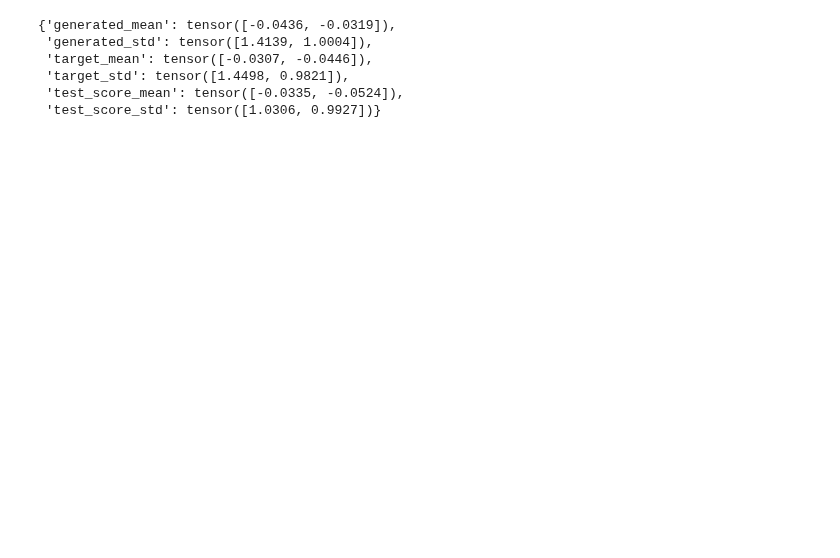
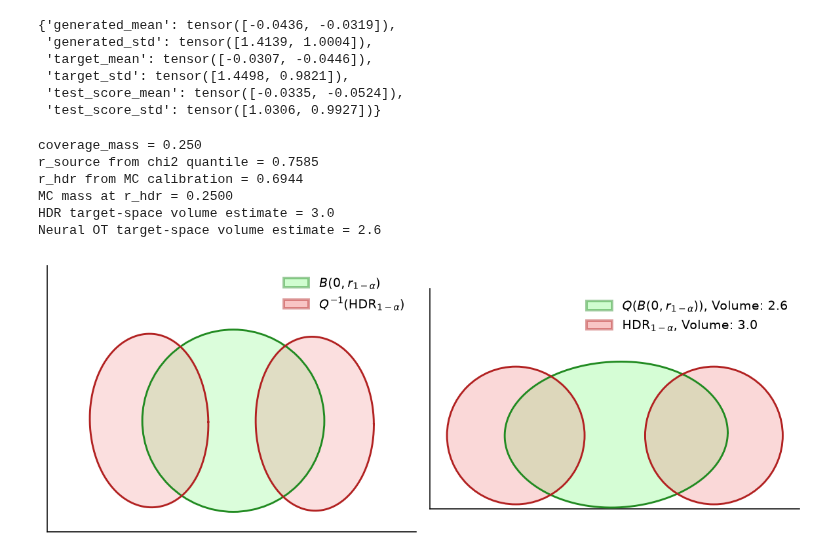
Before and after one commit to VldKnd/volume_optimal_conformal, a Jupyter notebook: notebooks/plots/figure_1_neural_ot.ipynb, the cells around one changed output. Saved outputs shown, nothing was run; the diff lists cells and outputs as text; code cells hidden in the pictures; blank space fills up the shorter version.

Commit message:
feat(vldknd): new plots

```diff
--- a/notebooks/plots/figure_1_neural_ot.ipynb
+++ b/notebooks/plots/figure_1_neural_ot.ipynb
@@ -192,8 +192,9 @@ n_boundary_points = 720
 n_volume_mc = 500_000
 plot_batch_size = 256
 
-source_bounds = (-1.3, 1.3, -.8, 1.3)
-target_bounds = (-1.71, 1.71, -1.2, 1.71)
+side_margin_fraction = 0.05
+bottom_margin_fraction = 0.01
+top_margin_fraction = 0.25
 
 output_path = Path("../figures/figure_1.pdf")
 output_path.parent.mkdir(parents=True, exist_ok=True)
@@ -243,6 +244,26 @@ def close_contour(contour):
     return np.vstack([contour, contour[0]])
 
 
+def contour_bounds(
+    contours,
+    side_margin=side_margin_fraction,
+    bottom_margin=bottom_margin_fraction,
+    top_margin=top_margin_fraction,
+):
+    points = np.vstack([np.asarray(contour) for contour in contours])
+    xmin, ymin = points.min(axis=0)
+    xmax, ymax = points.max(axis=0)
+    width = max(xmax - xmin, 1e-12)
+    height = max(ymax - ymin, 1e-12)
+
+    return (
+        xmin - side_margin * width,
+        xmax + side_margin * width,
+        ymin - bottom_margin * height,
+        ymax + top_margin * height,
+    )
+
+
 def target_volume_bounds(contour, modes, hdr_radius, padding=0.1):
     hdr_lower = (modes - hdr_radius).min(axis=0)
     hdr_upper = (modes + hdr_radius).max(axis=0)
@@ -282,6 +303,7 @@ source_ball_boundary = circle_boundary(
     radius=r_source,
     n_points=n_boundary_points,
 )
+source_ball_contour = source_ball_boundary.detach().cpu().numpy()
 pushforward_ball_contour = close_contour(
     neural_pushforward(source_ball_boundary).numpy()
 )
@@ -295,6 +317,7 @@ hdr_volume, neural_ot_volume = estimate_target_volumes(
     rng=volume_rng,
 )
 
+target_hdr_contours = []
 pullback_hdr_contours = []
 for mode in modes:
     target_hdr_boundary = circle_boundary(
@@ -302,7 +325,23 @@ for mode in modes:
         radius=r_hdr,
         n_points=n_boundary_points,
     )
-    pullback_hdr_contours.append(neural_pullback(target_hdr_boundary).numpy())
+    target_hdr_contours.append(target_hdr_boundary.detach().cpu().numpy())
+    pullback_hdr_contours.append(
+        close_contour(neural_pullback(target_hdr_boundary).numpy())
+    )
+
+source_bounds = contour_bounds(
+    [source_ball_contour, *pullback_hdr_contours],
+    side_margin = 0.15,
+    bottom_margin = 0.11,
+    top_margin = 0.35
+)
+target_bounds = contour_bounds(
+    [pushforward_ball_contour, *target_hdr_contours],
+    side_margin = 0.05,
+    bottom_margin = 0.01,
+    top_margin=0.5
+)
 
 print(f"coverage_mass = {coverage_mass:.3f}")
 print(f"r_source from chi2 quantile = {r_source:.4f}")
@@ -330,7 +369,7 @@ for ax in (ax_source, ax_target):
     # Remove ticks
     ax.set_xticks([])
     ax.set_yticks([])
-    ax.set_frame_on(False)
+    # ax.set_frame_on(False)
     # ax.tick_params(
     #     left=False,
     #     right=False,
@@ -451,31 +490,39 @@ ax_target.set_aspect("equal", adjustable="box")
 ax_target.set_anchor("C")
 ax_target.legend(
     handles=[
         Patch(facecolor="palegreen", edgecolor="forestgreen", linewidth=2.0,
               alpha=0.45,
               label=rf"$Q(B(0, r_{{1-\alpha}}))$, Volume: {neural_ot_volume:.1f}"),
         Patch(facecolor="lightcoral", edgecolor="firebrick", linewidth=2.0,
               alpha=0.45,
               label=rf"HDR$_{{1-\alpha}}$, Volume: {hdr_volume:.1f}"),
     ],
     loc="upper right",
     frameon=False,
 )
 
 # fig.suptitle(
 #     r"$Q$ - Brenier map , $\alpha$=" + f"{alpha:.2f}",
 #     y=1.,
 #     fontsize=13
 # )
 fig.align_xlabels([ax_source, ax_target])
 fig.align_ylabels([ax_source, ax_target])
-# fig.tight_layout()
+fig.tight_layout()
 fig.savefig(
     output_path,
     format="pdf",
     bbox_inches="tight",
     pad_inches=0.02,
     metadata={"Creator": "Matplotlib"},
 )
 
 plt.show()
+# %% [output]
+coverage_mass = 0.250
+r_source from chi2 quantile = 0.7585
+r_hdr from MC calibration = 0.6944
+MC mass at r_hdr = 0.2500
+HDR target-space volume estimate = 3.0
+Neural OT target-space volume estimate = 2.6
+[figure, added]
```
Also changed, not shown: parts of 1 cell of this notebook, 1 other file.
